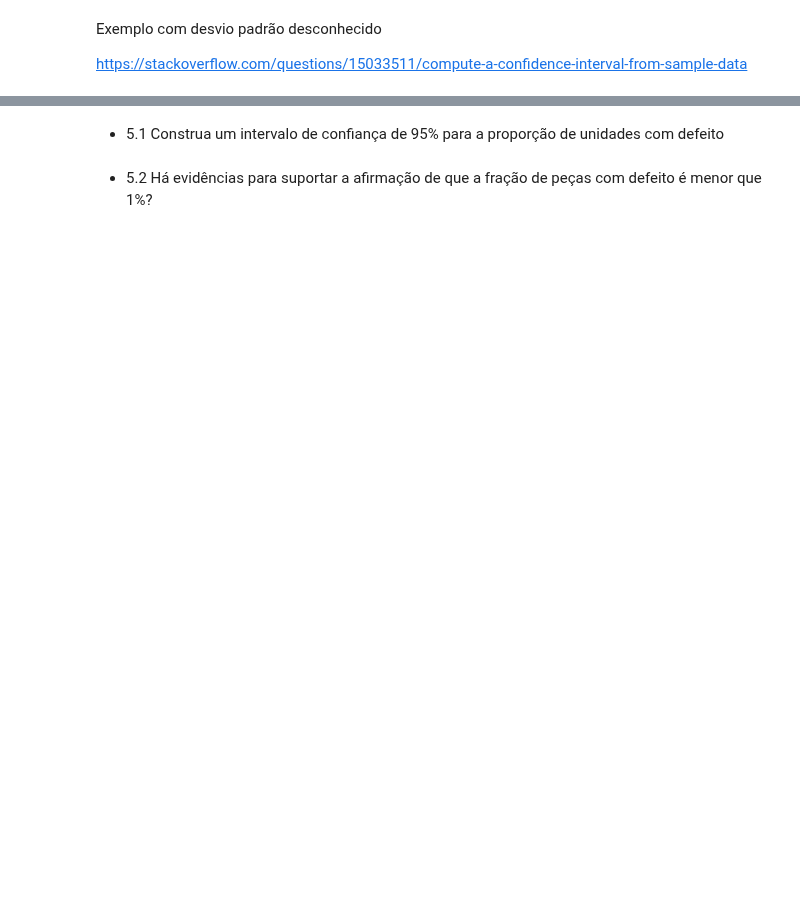
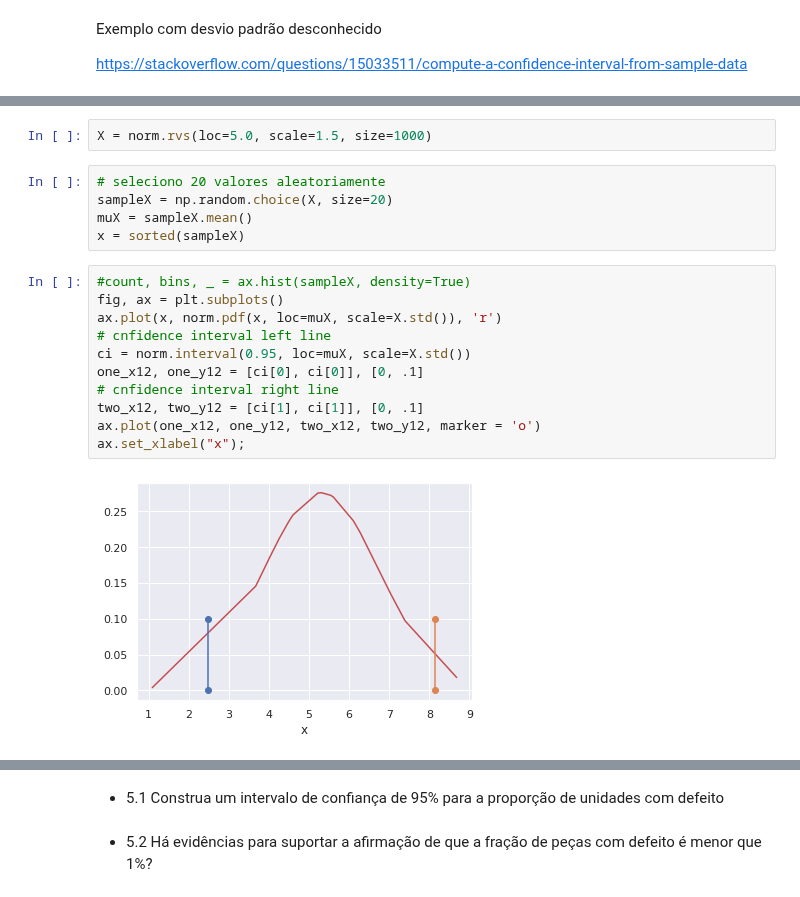
Before and after one commit to ifribeiro/TEI-EstApl, a Jupyter notebook: EPC6.ipynb, the cells around one changed output, grey strips where cells are left out. Cells and saved outputs as stored; diff of their text form; blank space fills up the shorter version.

```diff
--- a/EPC6.ipynb
+++ b/EPC6.ipynb
@@ -82,0 +96,20 @@ sns.kdeplot(sampleX, ax=ax)
+# %%
+X = norm.rvs(loc=5.0, scale=1.5, size=1000)
+# %%
+# seleciono 20 valores aleatoriamente
+sampleX = np.random.choice(X, size=20)
+muX = sampleX.mean()
+x = sorted(sampleX)
+# %%
+#count, bins, _ = ax.hist(sampleX, density=True)
+fig, ax = plt.subplots()
+ax.plot(x, norm.pdf(x, loc=muX, scale=X.std()), 'r')
+# cnfidence interval left line
+ci = norm.interval(0.95, loc=muX, scale=X.std())
+one_x12, one_y12 = [ci[0], ci[0]], [0, .1]
+# cnfidence interval right line
+two_x12, two_y12 = [ci[1], ci[1]], [0, .1]
+ax.plot(one_x12, one_y12, two_x12, two_y12, marker = 'o')
+ax.set_xlabel("x");
+# %% [output]
+[figure, added]
```
Also changed, not shown: parts of 21 cells of this notebook.
